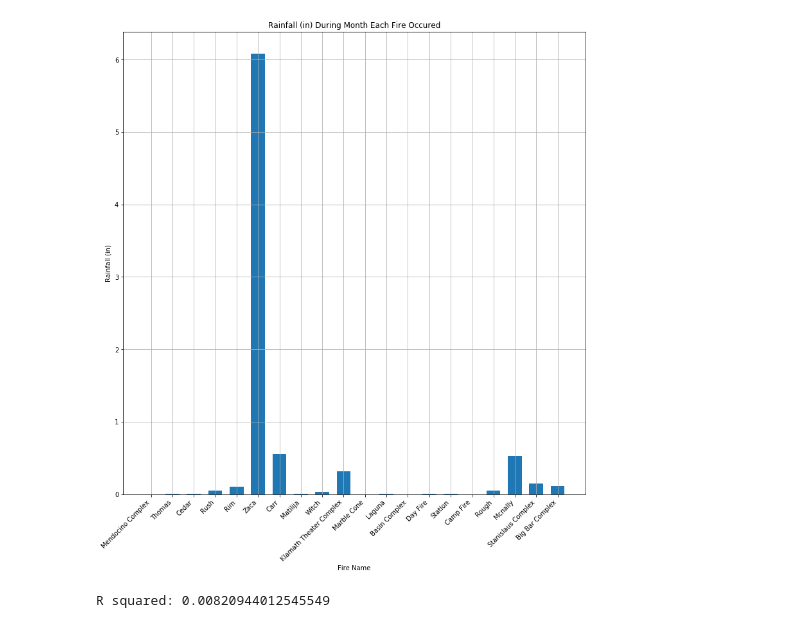
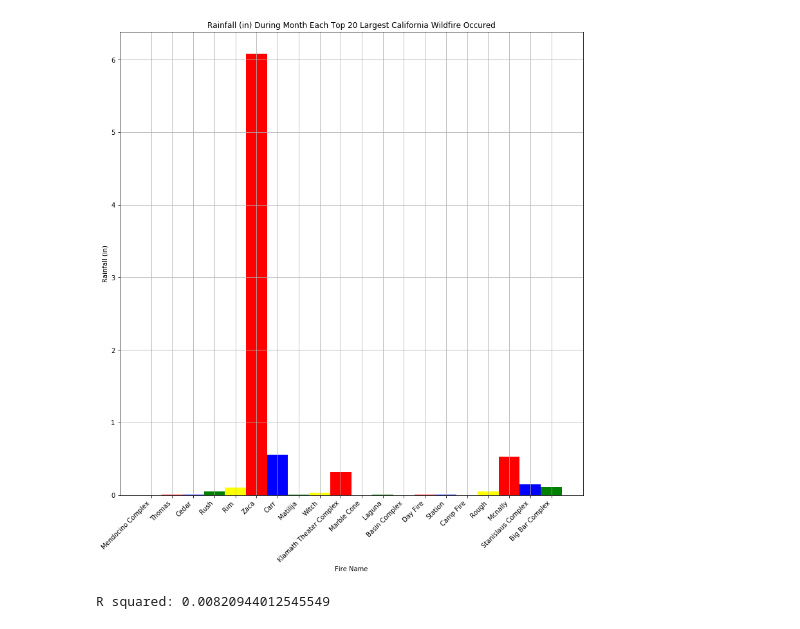
Before and after one commit to mshoemake3224/yellow, a Jupyter notebook: Josh_Hypothesis.ipynb, the cells around one changed output. Saved outputs shown, nothing was run; the diff lists cells and outputs as text; code cells hidden in the pictures.

```diff
--- a/Josh_Hypothesis.ipynb
+++ b/Josh_Hypothesis.ipynb
@@ -56,18 +57,23 @@ plt.show()
 # %%
 rainfall_data = fire_df["Rainfall (in)"]
 fire_data = fire_df["Fire Name"]
-width = 0.65
+width = 1.0
 
 
 fig = plt.figure(figsize=(10,10))
 ax = fig.add_axes([0,0,1,1])
-ax.bar(fire_data, rainfall_data, width)
+ax.bar(fire_data, rainfall_data, width, color=['yellow', "red", "blue", "green"], align='center')
 ax.grid(zorder=0)
 plt.xticks(rotation=45, ha='right')
+ax.titlesize : 24
+ax.labelsize : 20
+plt.xticks.labelsize : 30
+plt.yticks.labelsize : 30
 ax.set_xlabel('Fire Name')
 ax.set_ylabel('Rainfall (in)')
-ax.set_title('Rainfall (in) During Month Each Fire Occured')
+ax.set_title('Rainfall (in) During Month Each Top 20 Largest California Wildfire Occured')
+plt.savefig('rainfall_month_fire_bar')
 plt.show()
 # %% [output]
-[figure, old version]
+[figure, new version]
 # %%
```
Also changed, not shown: parts of 8 cells of this notebook, 6 other files.
